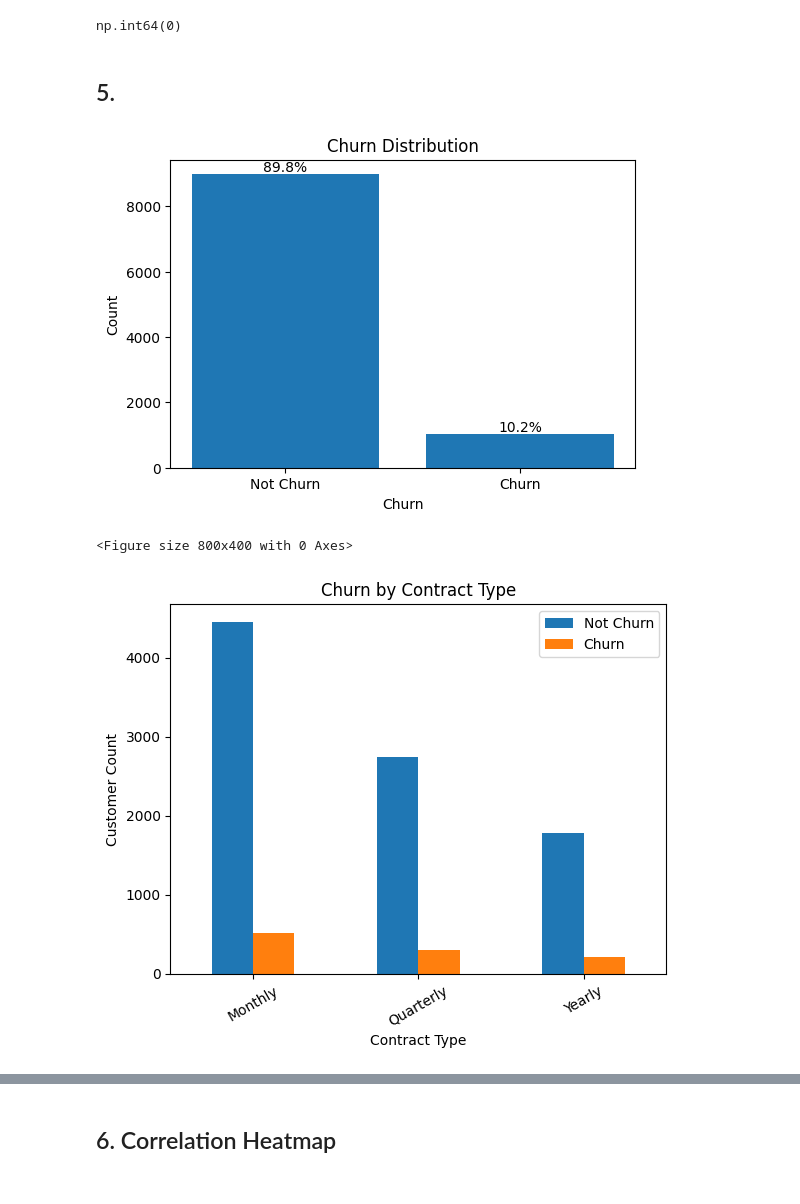
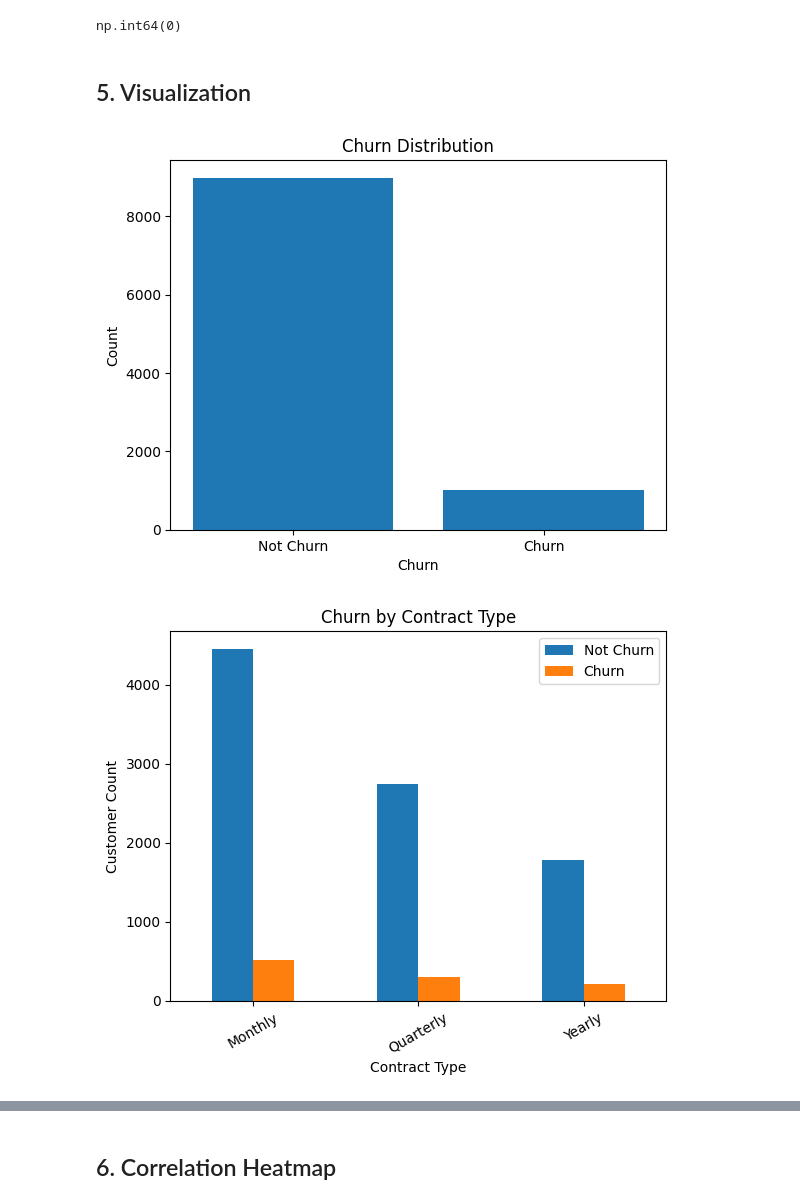
Before and after one commit to prasin-k-m/Subscription-Retention-Prediction, a Jupyter notebook: model.ipynb, the cells around one changed output, grey strips where cells are left out. Drawn from its saved outputs; the diff is of its cells as text; code cells hidden in the pictures.

```diff
--- a/model.ipynb
+++ b/model.ipynb
@@ -238,29 +238,22 @@ np.int64(0)
 # %%
 df.drop("customer_id", axis=1, inplace=True)
 # %% [markdown]
-## 5.
+## 5. Visualization
 # %%
 churn_counts = df['churn'].value_counts()
-churn_percent = df['churn'].value_counts(normalize=True) * 100
 
-plt.figure(figsize=(6,4))
 plt.bar(churn_counts.index, churn_counts.values)
-
-for i, v in enumerate(churn_counts.values):
-    plt.text(i, v, f"{churn_percent.iloc[i]:.1f}%",
-             ha='center', va='bottom', fontsize=10)
 
 plt.title("Churn Distribution")
 plt.xlabel("Churn")
 plt.ylabel("Count")
 plt.xticks([0,1], ["Not Churn", "Churn"])
 plt.show()
 # %% [output]
-[figure, old version]
+[figure, new version]
 # %%
 ct = pd.crosstab(df['contract_type'], df['churn'])
 
-plt.figure(figsize=(8,4))
 ct.plot(kind='bar')
 
 plt.title("Churn by Contract Type")
@@ -270,6 +263,5 @@ plt.xticks(rotation=30)
 plt.legend(["Not Churn", "Churn"])
 plt.show()
 # %% [output]
-<Figure size 800x400 with 0 Axes>
 [figure]
 # %%
```
Also changed, not shown: parts of 9 cells of this notebook, 2 other files.
